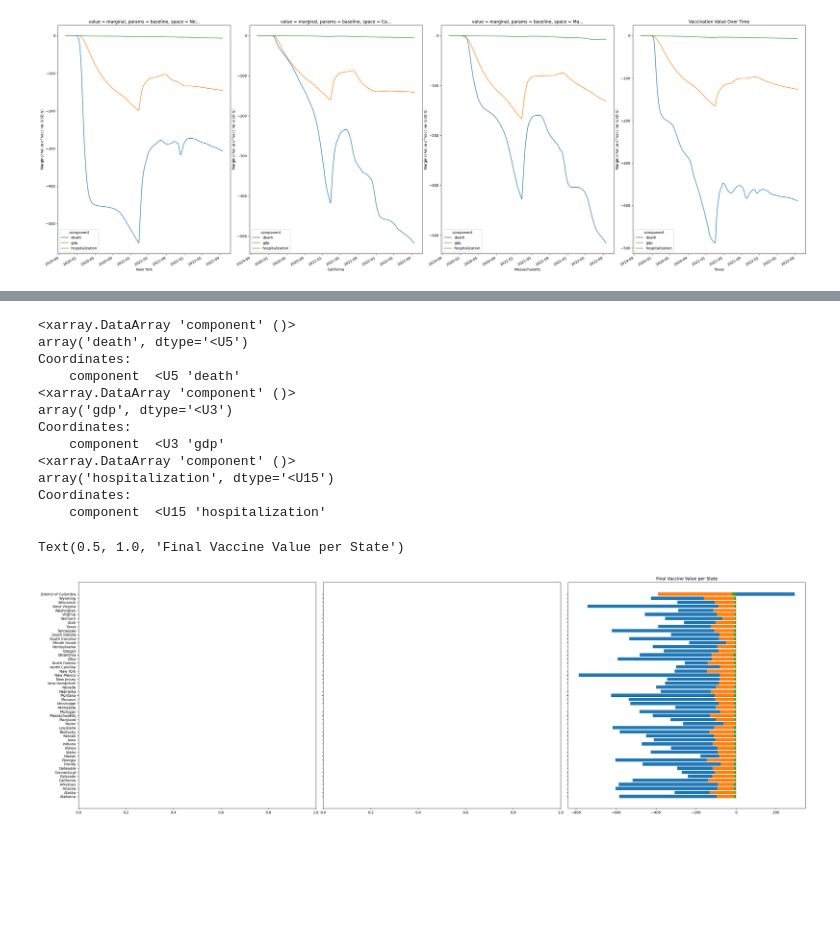
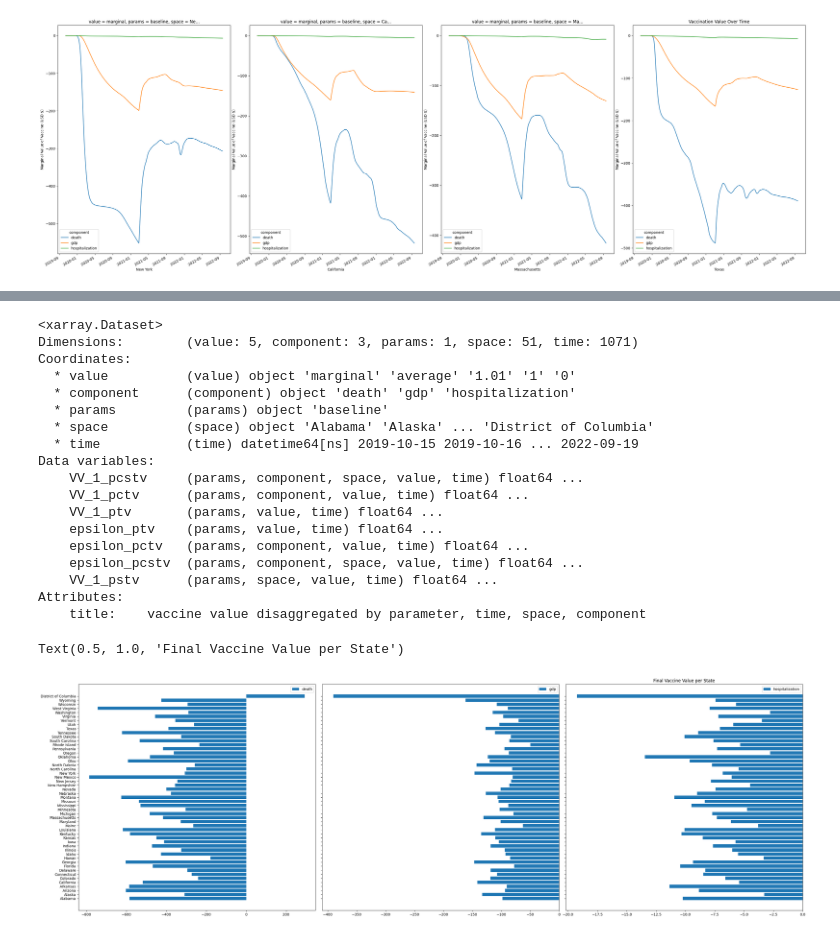
Before and after one commit to hyunjimoon/VaccineMisinf, a Jupyter notebook: V79/vac_cost_eff.ipynb, the cells around one changed output, grey strips where cells are left out. Saved outputs shown, nothing was run; the diff lists cells and outputs as text; code cells hidden in the pictures; blank space fills up the shorter version.

Commit message:
separate 3 comp of final vac_val per state plot

```diff
--- a/V79/vac_cost_eff.ipynb
+++ b/V79/vac_cost_eff.ipynb
@@ -586,29 +623,37 @@ fig.tight_layout(pad=0.5)
+# %%
+vv_xr
+# %% [output]
+<xarray.Dataset>
+Dimensions:        (value: 5, component: 3, params: 1, space: 51, time: 1071)
+Coordinates:
+  * value          (value) object 'marginal' 'average' '1.01' '1' '0'
+  * component      (component) object 'death' 'gdp' 'hospitalization'
+  * params         (params) object 'baseline'
+  * space          (space) object 'Alabama' 'Alaska' ... 'District of Columbia'
+  * time           (time) datetime64[ns] 2019-10-15 2019-10-16 ... 2022-09-19
+Data variables:
+    VV_1_pcstv     (params, component, space, value, time) float64 ...
+    VV_1_pctv      (params, component, value, time) float64 ...
+    VV_1_ptv       (params, value, time) float64 ...
+    epsilon_ptv    (params, value, time) float64 ...
+    epsilon_pctv   (params, component, value, time) float64 ...
+    epsilon_pcstv  (params, component, space, value, time) float64 ...
+    VV_1_pstv      (params, space, value, time) float64 ...
+Attributes:
+    title:    vaccine value disaggregated by parameter, time, space, component
 # %%
 fig, axes = plt.subplots(1,3, sharey=True, figsize = (30,20))
-for index, component in enumerate(df["component"]):
-    print(component)
-    axes[index]=plt.barh(
-        df["space"],
-        df["VV_1_pcstv"].loc[
-            {"value": "marginal", "params": "baseline", "time": df["time"][-1], "component": component}
+for index, component in enumerate(vv_xr["component"]):
+    axes[index].barh(
+        vv_xr["space"],
+        vv_xr["VV_1_pcstv"].loc[
+            {"value": "marginal", "params": "baseline", "time": vv_xr["time"][-1], "component": component}
         ].values
     )
-    axes[index].set_label(component)
+    axes[index].legend([component.values])
 fig.tight_layout(pad=0.5)
 fig.set_figheight(9)
 plt.title("Final Vaccine Value per State")
 # %% [output]
-<xarray.DataArray 'component' ()>
-array('death', dtype='<U5')
-Coordinates:
-    component  <U5 'death'
-<xarray.DataArray 'component' ()>
-array('gdp', dtype='<U3')
-Coordinates:
-    component  <U3 'gdp'
-<xarray.DataArray 'component' ()>
-array('hospitalization', dtype='<U15')
-Coordinates:
-    component  <U15 'hospitalization'
+Text(0.5, 1.0, 'Final Vaccine Value per State')
-Text(0.5, 1.0, 'Final Vaccine Value per State')
-[figure, old version]
+[figure, new version]
```
Also changed, not shown: parts of 5 cells of this notebook.
